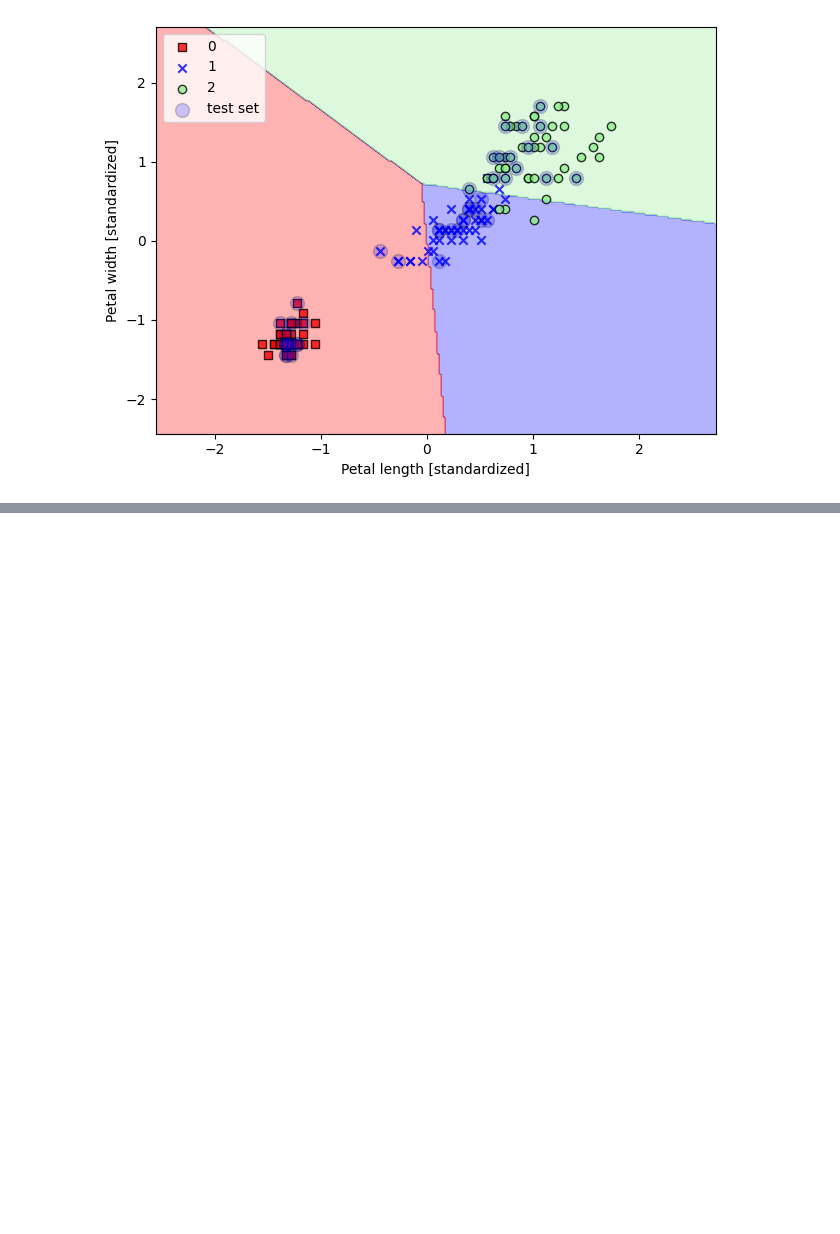
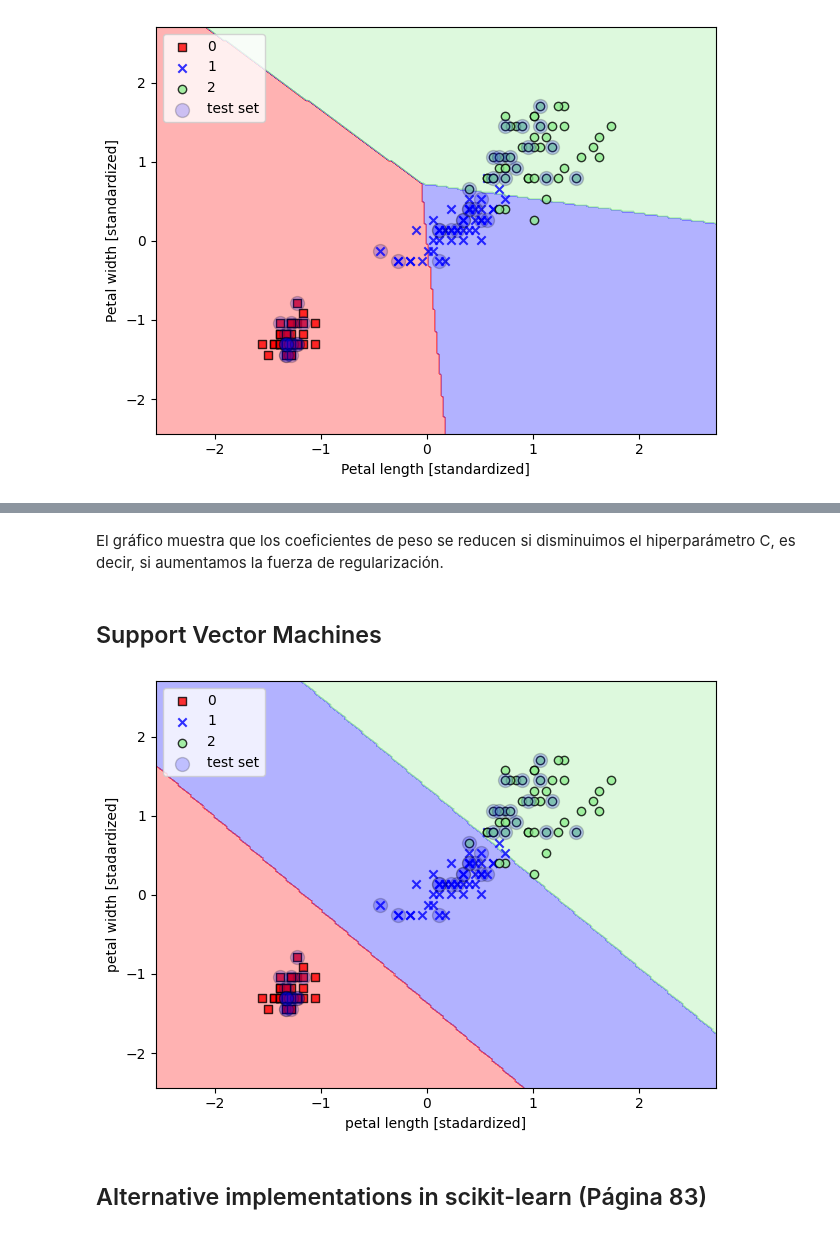
Before and after one commit to andresmaps4/Python-Machine-Learning---Raschka, a Jupyter notebook: Codes/Chapter 3/chapter3.ipynb, the cells around one changed output, grey strips where cells are left out. Drawn from its saved outputs; the diff is of its cells as text; code cells hidden in the pictures; blank space fills up the shorter version.

```diff
--- a/Codes/Chapter 3/chapter3.ipynb
+++ b/Codes/Chapter 3/chapter3.ipynb
@@ -163,0 +234,21 @@ array([[ 1,  1,  6,  8],
+# %% [markdown]
+El gráfico muestra que los coeficientes de peso se reducen si disminuimos el hiperparámetro C, es decir, si aumentamos la fuerza de regularización.
+# %% [markdown]
+## Support Vector Machines
+# %%
+from sklearn.svm import SVC
+svm = SVC(kernel='linear', C=1.0, random_state=1)
+svm.fit(X_train_std, y_train)
+plot_decision_regions(X_combined_std,
+                      y_combined,
+                      classifier=svm,
+                      test_idx=range(105, 150))
+plt.xlabel('petal length [stadardized]')
+plt.ylabel('petal width [stadardized]')
+plt.legend(loc='upper left')
+plt.tight_layout()
+plt.show()
+# %% [output]
+[figure, added]
+# %% [markdown]
+## Alternative implementations in scikit-learn (Página 83)
```
Also changed, not shown: parts of 32 cells of this notebook, 1 other file.
